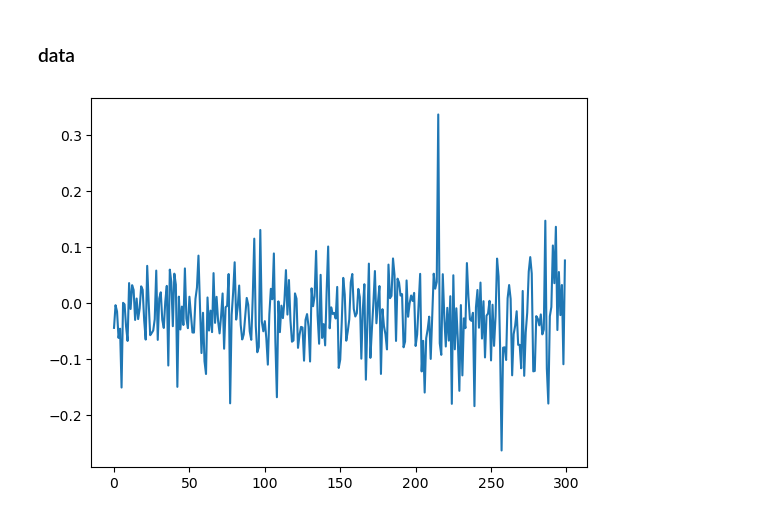
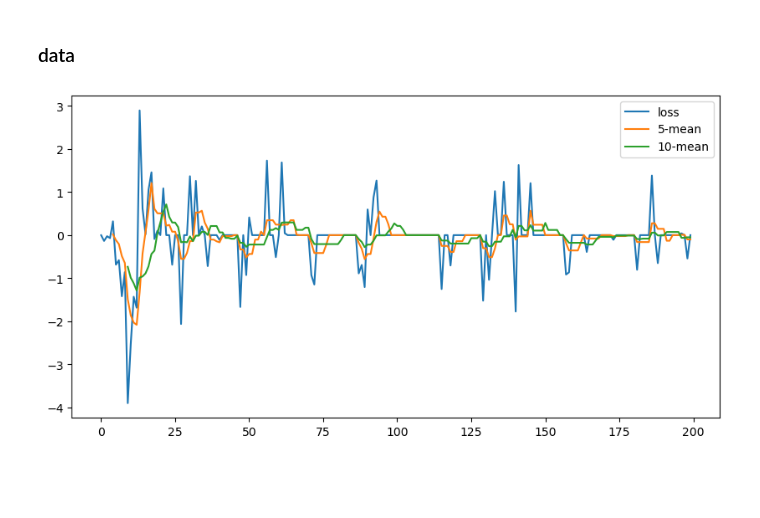
Before and after one commit to NBSN-for-AI/Hearts, a Jupyter notebook: Zhuiy_approach/data/vs.ipynb, the cells around one changed output. Drawn from its saved outputs; the diff is of its cells as text; code cells hidden in the pictures; blank space fills up the shorter version.

```diff
--- a/Zhuiy_approach/data/vs.ipynb
+++ b/Zhuiy_approach/data/vs.ipynb
@@ -3,9 +3,14 @@
 # %%
 import pandas as pd
 import numpy as np
 import matplotlib.pyplot as plt
-loss = pd.read_csv('loss.csv')
-plt.plot(loss)
+p_loss = pd.read_csv('p_loss.csv')
+plt.figure(figsize=(10, 5))
+plt.plot(p_loss.values, label='loss')
+plt.plot(p_loss.rolling(5).mean().values, label='5-mean')
+plt.plot(p_loss.rolling(10).mean().values, label='10-mean')
+
+plt.legend()
 plt.show()
 # %% [output]
-[figure, old version]
+[figure, new version]
```
Also changed, not shown: parts of 2 cells of this notebook, 9 other files.
